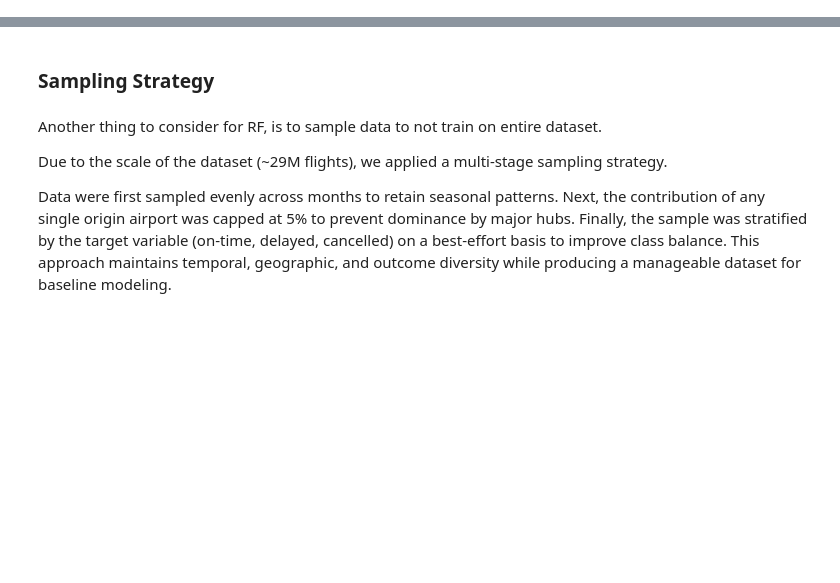
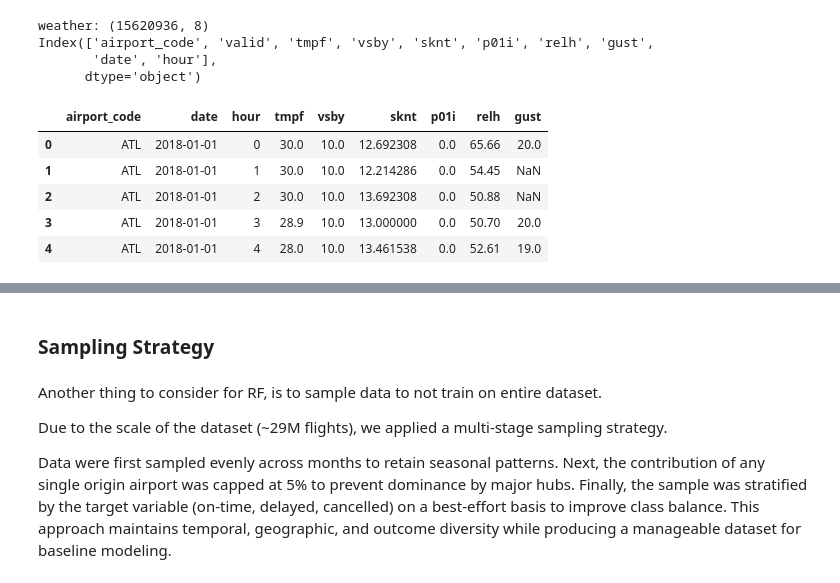
Before and after one commit to arv020/DSC288R_DataScienceCapstone, a Jupyter notebook: notebooks/modeling/random_forest_baseline.ipynb, the cells around one changed output, grey strips where cells are left out. Drawn from its saved outputs; the diff is of its cells as text; code cells hidden in the pictures; blank space fills up the shorter version.

Commit message:
updated data download script

```diff
--- a/notebooks/models/Random_Forest_baseline.ipynb
+++ b/notebooks/modeling/random_forest_baseline.ipynb
@@ -4,0 +10,12 @@ import numpy as np
+# %%
+RAW_DIR = Path("../../data/raw")
+CLEAN_DIR = Path("../../data/cleansed")
+MODEL_READY_DIR = Path("../../data/model_ready")
+
+RAW_DIR.mkdir(parents=True, exist_ok=True)
+CLEAN_DIR.mkdir(parents=True, exist_ok=True)
+MODEL_READY_DIR.mkdir(parents=True, exist_ok=True)
+
+RAW_FILE = RAW_DIR / "all_flights_2018-2022_raw.parquet"
+WEATHER_FILE = RAW_DIR / "flightsweather.parquet"
+CLEAN_FILE = CLEAN_DIR / "all_flights_2018-2022_cleansed.parquet"
@@ -4,0 +73,39 @@ import numpy as np
+# %%
+
+# Loading weather data
+weather_cols = ["airport_code","valid","tmpf","vsby","sknt","p01i","relh","gust"]
+weather = pd.read_parquet(WEATHER_FILE, columns=weather_cols)
+print("weather:", weather.shape)
+
+weather["valid"] = pd.to_datetime(weather["valid"], errors="coerce")
+weather = weather.dropna(subset=["valid"]).copy()
+weather["date"] = weather["valid"].dt.date
+weather["hour"] = weather["valid"].dt.hour
+print(weather.columns)
+# %% [output]
+weather: (15620936, 8)
+Index(['airport_code', 'valid', 'tmpf', 'vsby', 'sknt', 'p01i', 'relh', 'gust',
+       'date', 'hour'],
+      dtype='object')
+# %%
+
+weather_hourly = (
+    weather.groupby(["airport_code", "date", "hour"], as_index=False)
+    .agg({
+        "tmpf": "mean",
+        "vsby": "mean",
+        "sknt": "mean",
+        "p01i": "sum",
+        "relh": "mean",
+        "gust": "max",
+    })
+)
+# %%
+weather_hourly.head()
+# %% [output]
+|  | airport_code | date | hour | tmpf | vsby | sknt | p01i | relh | gust |
+| 0 | ATL | 2018-01-01 | 0 | 30.0 | 10.0 | 12.692308 | 0.0 | 65.66 | 20.0 |
+| 1 | ATL | 2018-01-01 | 1 | 30.0 | 10.0 | 12.214286 | 0.0 | 54.45 | NaN |
+| 2 | ATL | 2018-01-01 | 2 | 30.0 | 10.0 | 13.692308 | 0.0 | 50.88 | NaN |
+| 3 | ATL | 2018-01-01 | 3 | 28.9 | 10.0 | 13.000000 | 0.0 | 50.70 | 20.0 |
+| 4 | ATL | 2018-01-01 | 4 | 28.0 | 10.0 | 13.461538 | 0.0 | 52.61 | 19.0 |
```
Also changed, not shown: parts of 27 cells of this notebook, 5 other files.
